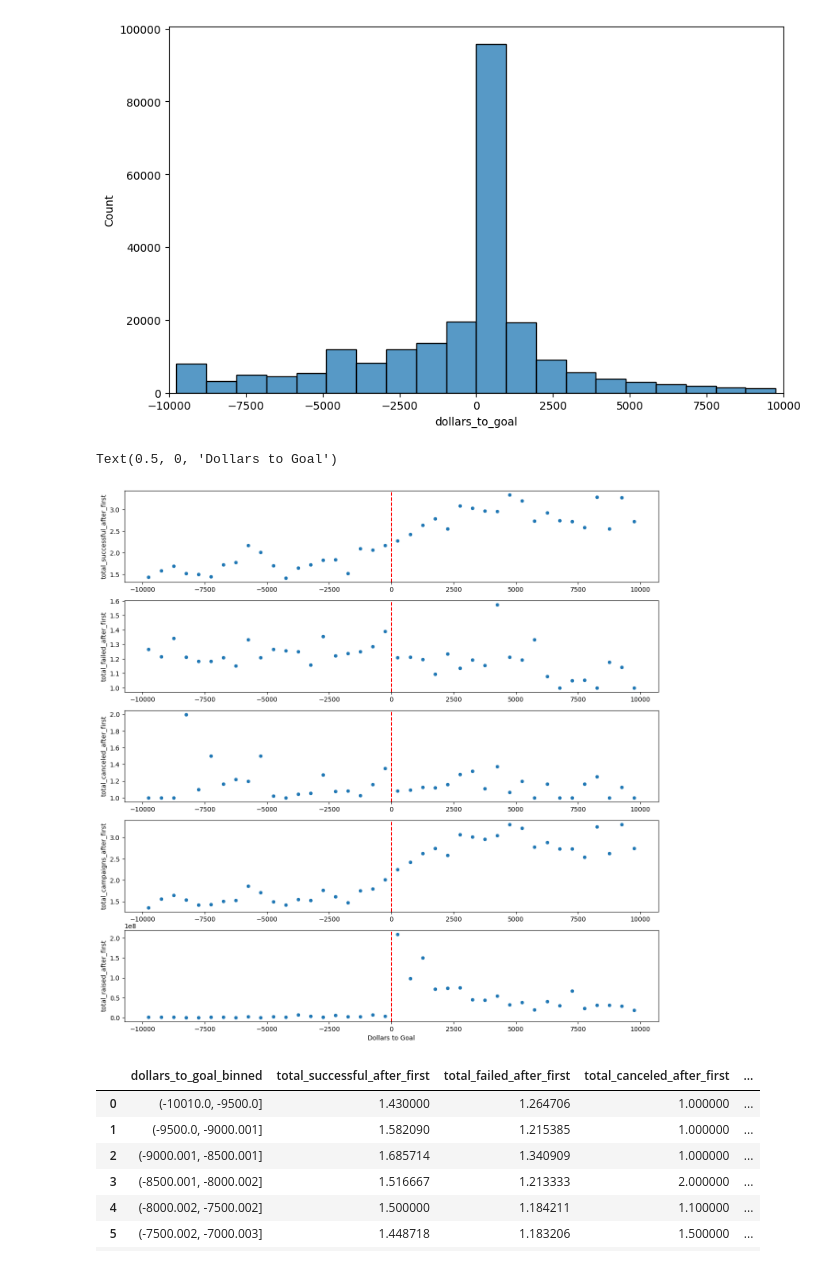
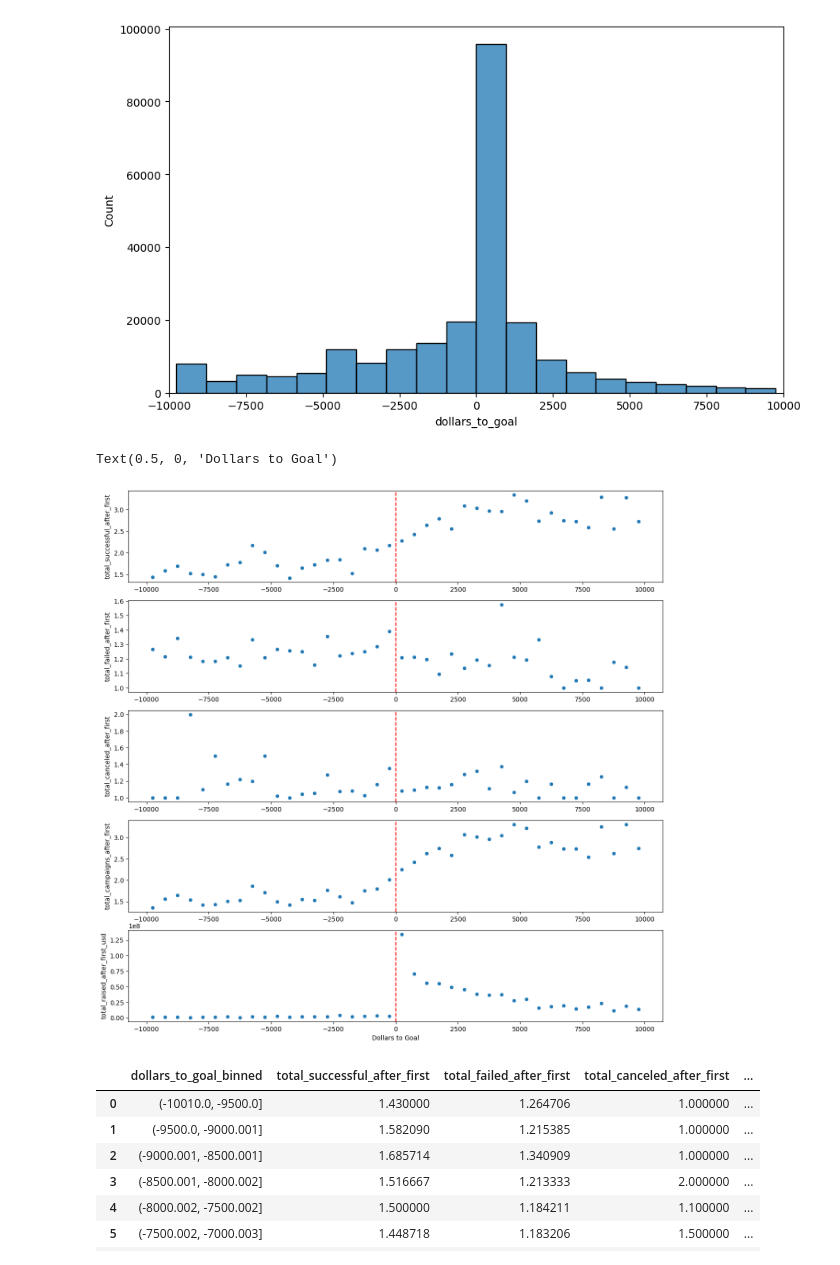
Before and after one commit to sahilpatil98/kickstarter-JMP, a Jupyter notebook: data-analysis/base_analysis.ipynb, the cells around one changed output. Cells and saved outputs as stored; diff of their text form; code cells hidden in the pictures.

```diff
--- a/data-analysis/base_analysis.ipynb
+++ b/data-analysis/base_analysis.ipynb
@@ -54,7 +54,7 @@ def generate_plotting_df(data):
         'total_successful_after_first': 'mean',
         'total_failed_after_first': 'mean',
         'total_canceled_after_first': 'mean',
-        'total_raised_after_first': 'sum',
+        'total_raised_after_first_usd': 'mean',
         'total_campaigns_after_first': 'mean',
         'dollars_to_goal': 'size'  # Counts the number of observations in each bin
     }).reset_index().rename(columns={'dollars_to_goal': 'n_obs'})
@@ -62,17 +62,17 @@ def generate_plotting_df(data):
         'total_successful_after_first': 'mean',
         'total_failed_after_first': 'mean',
         'total_canceled_after_first': 'mean',
-        'total_raised_after_first': 'sum',
+        'total_raised_after_first_usd': 'mean',
         'total_campaigns_after_first': 'mean',
-        'dollars_to_goal': 'size'  # Counts the number of observations in each bin
+        'dollars_to_goal': 'size',  # Counts the number of observations in each bin
     }).reset_index().rename(columns={'dollars_to_goal': 'n_obs'})
 
     # Add a midpoint for each bin for both left and right data
     left_binned_data['dollars_to_goal'] = left_binned_data['dollars_to_goal_binned'].apply(lambda interval: interval.mid)
     right_binned_data['dollars_to_goal'] = right_binned_data['dollars_to_goal_binned'].apply(lambda interval: interval.mid)
 
-    left_binned_data['dollars_to_goal_2'] = left_binned_data['dollars_to_goal'] ** 2
-    right_binned_data['dollars_to_goal_2'] = right_binned_data['dollars_to_goal'] ** 2
+    #left_binned_data['dollars_to_goal_2'] = left_binned_data['dollars_to_goal'] ** 2
+    #right_binned_data['dollars_to_goal_2'] = right_binned_data['dollars_to_goal'] ** 2
     # Combine the binned data for both sides of the cutoff
     plotting_df = pd.concat([left_binned_data, right_binned_data], ignore_index=True)
 
@@ -255,33 +225,33 @@ See the caveats in the documentation: https://pandas.pydata.org/pandas-docs/stab
 # %%
 plt.figure(figsize=(15,15))
 ax = plt.subplot(5, 1, 1)
 
 sns.scatterplot(data=plotting_df, x = 'dollars_to_goal', y = 'total_successful_after_first', ax = ax)
 ax.axvline(x = 1, color = 'red', linestyle = '--')
 ax.set_xlabel('')
 
 ax = plt.subplot(5, 1, 2)
 sns.scatterplot(data = plotting_df, x = 'dollars_to_goal', y = 'total_failed_after_first', ax = ax)
 ax.axvline(x = 1, color = 'red', linestyle = '--')
 ax.set_xlabel('')
 
 ax = plt.subplot(5, 1, 3)
 sns.scatterplot(data = plotting_df, x = 'dollars_to_goal', y = 'total_canceled_after_first', ax = ax)
 ax.axvline(x = 1, color = 'red', linestyle = '--')
 ax.set_xlabel('')
 
 ax = plt.subplot(5, 1, 4)
 sns.scatterplot(data = plotting_df, x = 'dollars_to_goal', y = 'total_campaigns_after_first', ax = ax)
 ax.axvline(x = 1, color = 'red', linestyle = '--')
 ax.set_xlabel('')
 
 ax = plt.subplot(5, 1, 5)
-sns.scatterplot(data = plotting_df, x = 'dollars_to_goal', y = 'total_raised_after_first', ax = ax)
+sns.scatterplot(data = plotting_df, x = 'dollars_to_goal', y = 'total_raised_after_first_usd', ax = ax)
 ax.axvline(x = 1, color = 'red', linestyle = '--')
 ax.set_xlabel('Dollars to Goal')
 # %% [output]
 Text(0.5, 0, 'Dollars to Goal')
-[figure, old version]
+[figure, new version]
 # %%
 plotting_df
 # %% [output]
```
Also changed, not shown: parts of 25 cells of this notebook, 4 other files.
